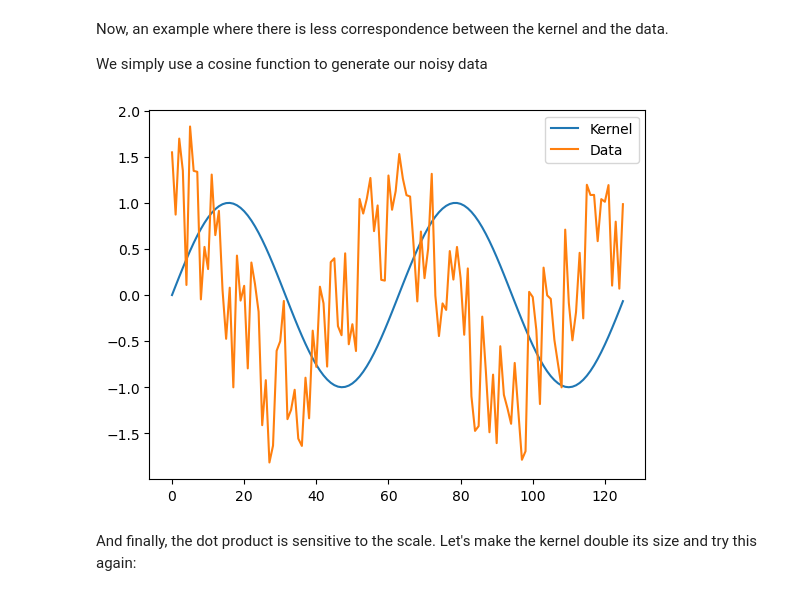
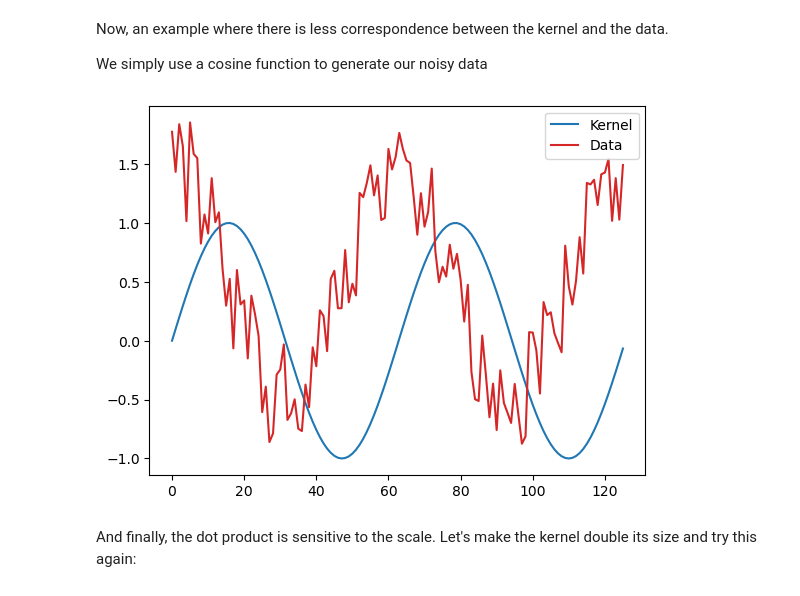
Before and after one commit to csea-lab/m2py-tutorials, a Jupyter notebook: notebooks/dotproduct.ipynb, the cells around one changed output. Cells and saved outputs as stored; diff of their text form; code cells hidden in the pictures.

```diff
--- a/notebooks/dotproduct.ipynb
+++ b/notebooks/dotproduct.ipynb
@@ -70,14 +71,14 @@ We simply use a cosine function to generate our noisy data
 # %%
 plt.figure()
 #kernel2=np.cos(np.arange(0,np.pi*4,0.1))
 plt.plot(kernel)
-data2 =  np.cos(np.arange(0,np.pi*4,0.1))+np.random.default_rng(seed=seed).uniform(-1,1,len(kernel))
-plt.plot(data2)
+data2 =  np.cos(np.arange(0,np.pi*4,0.1))+np.random.default_rng(seed=seed).uniform(0,1,len(kernel))
+plt.plot(data2,color='C3',)
 plt.legend(['Kernel', 'Data'])
 
 dotproduct2 = np.dot(kernel,data2.T)
 # %% [output]
-[figure, old version]
+[figure, new version]
 # %% [markdown]
 And finally, the dot product is sensitive to the scale. Let's make the kernel double its size and try this again:
 # %%
```
Also changed, not shown: parts of 15 cells of this notebook.
